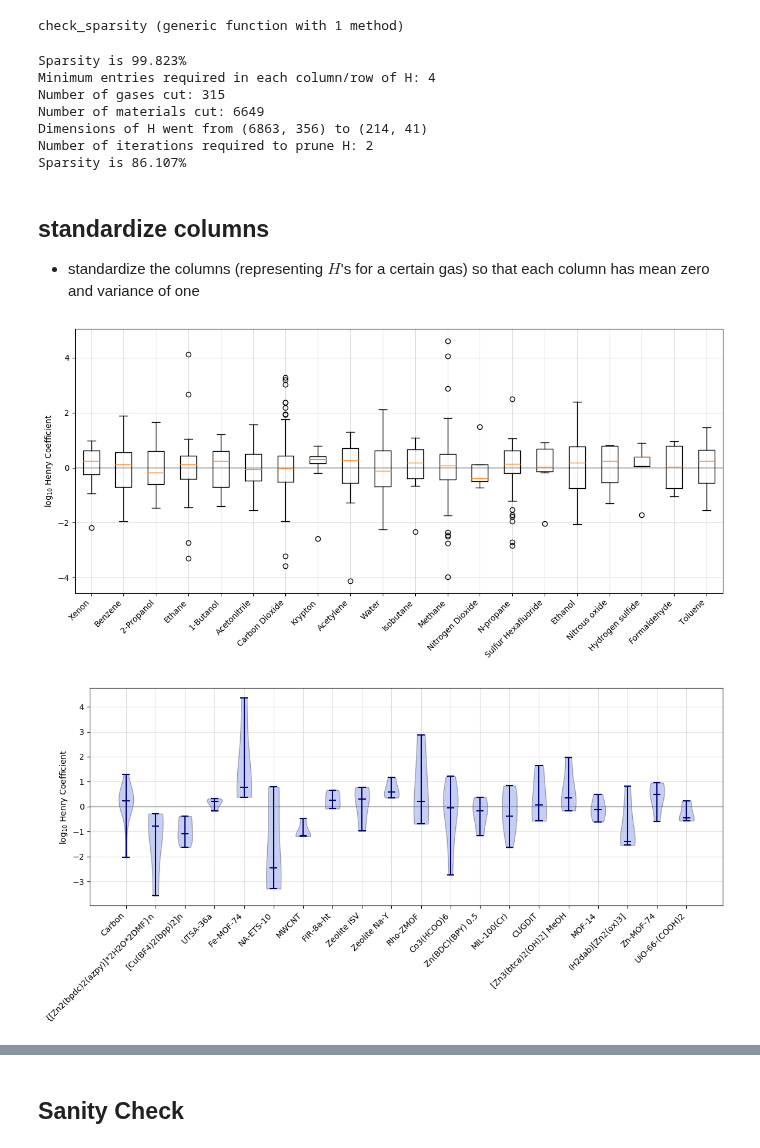
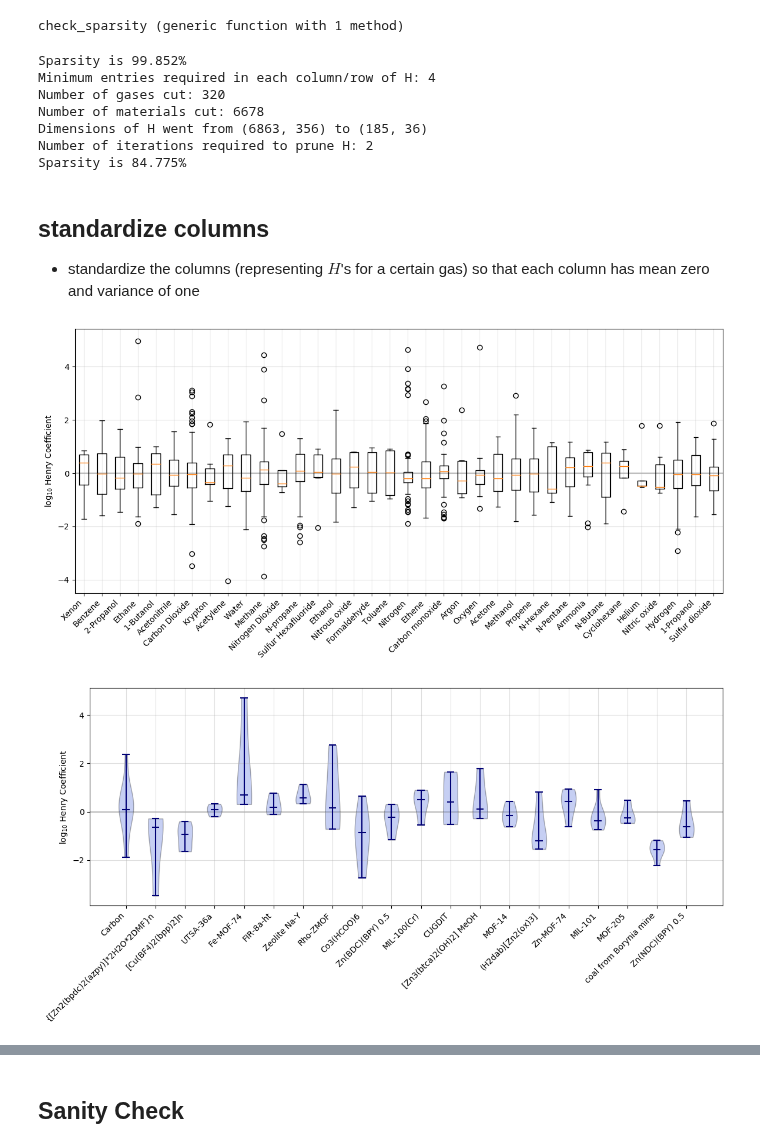
Before and after one commit to SimonEnsemble/material_recommendation_system, a Jupyter notebook: CreateMatrix.ipynb, the cells around one changed output, grey strips where cells are left out. Drawn from its saved outputs; the diff is of its cells as text; code cells hidden in the pictures.

```diff
--- a/CreateMatrix.ipynb
+++ b/CreateMatrix.ipynb
@@ -19,0 +16,5 @@ true
+# %%
+USE_LOCAL_FILES_IF_AVAILABLE = true
+MIN_NUMBER_OF_ENTRIES = 4
+LOW_TEMP = 293.0
+HIGH_TEMP = 298.0
@@ -388,7 +391,7 @@ end
 _check_nb_of_adsorbates (generic function with 2 methods)
 # %%
 # is the temperature in our range of interest?
-function _check_temperature(isotherm::Dict{<:AbstractString, Any}, low_temp::Float64=293.0, high_temp::Float64=303.0)
+function _check_temperature(isotherm::Dict{<:AbstractString, Any}, low_temp::Float64=LOW_TEMP, high_temp::Float64=HIGH_TEMP)
     if isotherm["temperature"] >= low_temp && isotherm["temperature"] <= high_temp
         return true
     end
@@ -475,7 +478,7 @@ function _fit_henry_to_isotherm(isotherm::Dict{<:AbstractString, Any}, MSE_thres
         end
     end
     H = params["M"] * params["K"]
-    MSE = params["MSE"]/maximum(adsorption)^2
+    MSE = params["MSE"]/(maximum(adsorption)^2)
     if params["M"] <= 0 || params["K"] <= 0
         if verbose
             @warn @sprintf("Optimization of %s resulted in a negative Henry coefficient\nReturning `missing`\n", isotherm["filename"])
@@ -586,7 +589,7 @@ plt.show()
 # %% [markdown]
 ### We'll also need a function to get rid of columns and/or rows that contain too few values
 # %%
-function prune(H::Array{Union{Float64, Missing}, 2}, min_entries::Int=4)
+function prune(H::Array{Union{Float64, Missing}, 2}, min_entries::Int=MIN_NUMBER_OF_ENTRIES)
     nm, ng = size(H)
     keep_col = trues(ng)
     keep_row = trues(nm)
@@ -858,13 +861,13 @@ master_list_of_gases = master_list_of_gases[keep_col]
 master_list_of_materials = master_list_of_materials[keep_row]
 check_sparsity(H);
 # %% [output]
-Sparsity is 99.823%
+Sparsity is 99.852%
 Minimum entries required in each column/row of H: 4
-Number of gases cut: 315
-Number of materials cut: 6649
-Dimensions of H went from (6863, 356) to (214, 41)
+Number of gases cut: 320
+Number of materials cut: 6678
+Dimensions of H went from (6863, 356) to (185, 36)
 Number of iterations required to prune H: 2
-Sparsity is 86.107%
+Sparsity is 84.775%
 # %% [markdown]
 ## standardize columns
 * standardize the columns (representing $H$'s for a certain gas) so that each column has mean zero and variance of one
@@ -894,35 +897,35 @@ function h_dist_for_gas(gases::Array{<:Union{AbstractString, Int}, 1})
     end
     fig, ax = plt.subplots(figsize=(12,6))
     #violin_parts = ax.violinplot(gas_Hs, showmedians=true)
     ax.boxplot(gas_Hs)
     # Make color of violins orange
     #for piece in violin_parts["bodies"]
     #    piece.set_facecolor("#f58231")
     #    piece.set_edgecolor("k")
     #end
     ## Make the max, min, median bars maroon
     #for partname in ["cbars", "cmins", "cmaxes", "cmedians"]
     #    piece = violin_parts[partname]
     #    piece.set_edgecolor("#800000")
     #end
     xlim = ax.get_xlim()
     ax.plot(xlim, [0, 0], c="#a9a9a9", alpha=0.8, zorder=.8)
     ax.set_xlim(xlim)
     ax.set_xticks(1:length(gases))
     ax.set_xticklabels([master_list_of_gases[i] for i in gases], rotation=45, ha="right")
     #ax.set_xlabel(master_list_of_gases[gases])
     ax.set_ylabel(L"log$_{10}$ Henry Coefficient")
     #ax.set_title("MSE Distribution for " * master_list_of_gases[gases])
     plt.tight_layout()
     plt.grid("on", alpha=0.4)
     plt.show()
     return gas_Hs
 end
 
 #h_dist_for_gas(["Water", "Carbon Dioxide"])
-h_dist_for_gas(master_list_of_gases[1:20]);
+h_dist_for_gas(master_list_of_gases);
 # %% [output]
-[figure, old version]
+[figure, new version]
 # %%
 function h_dist_for_mof(mofs::Array{<:Union{AbstractString, Int}, 1})
     mof_Hs = Array{Array{Float64, 1}, 1}()
@@ -963,7 +966,7 @@ end
 #h_dist_for_gas(["Water", "Carbon Dioxide"])
 h_dist_for_mof(master_list_of_materials[1:20]);
 # %% [output]
-[figure, old version]
+[figure, new version]
 # %%
 function plot_scatter_plot_matrix(H::Array{Union{Float64, Missing}, 2}, gases::Array{<:Union{AbstractString, Int}, 1})
     N = length(gases)
```
Also changed, not shown: parts of 9 cells of this notebook, 2 other files.
